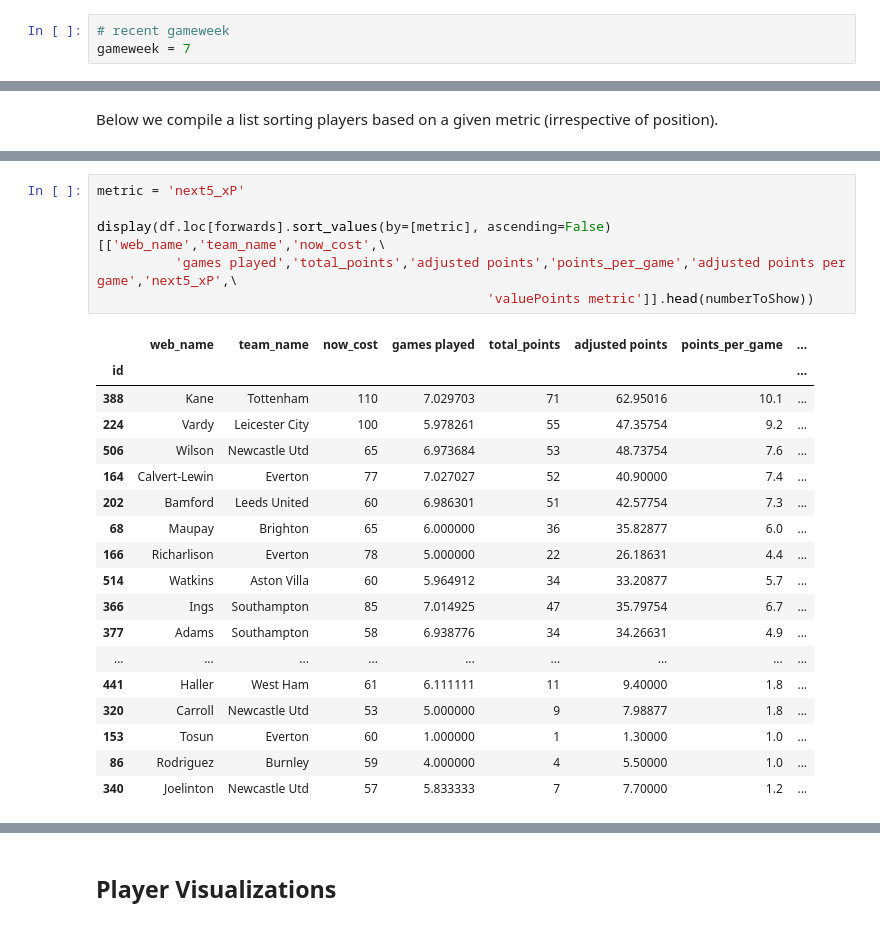
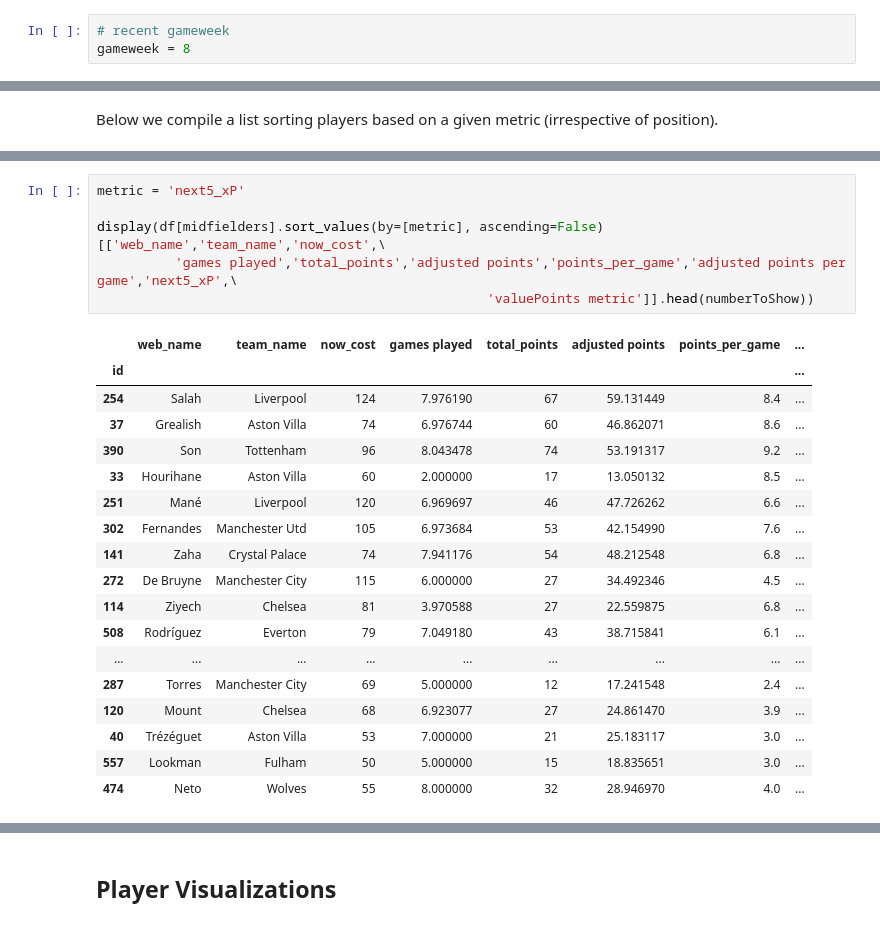
Before and after one commit to jaksticks/Fantasy-Premier-League, a Jupyter notebook: notebooks/playerEvaluation.ipynb, the cells around one changed output, grey strips where cells are left out. Drawn from its saved outputs; the diff is of its cells as text.

```diff
--- a/notebooks/playerEvaluation.ipynb
+++ b/notebooks/playerEvaluation.ipynb
@@ -4,7 +4,7 @@
 Here we compare players based on their adjusted points. Also, we calculate some useful metrics using the adjusted points to further evaluate player performance in FPL.
 # %%
 # recent gameweek
-gameweek = 7
+gameweek = 8
 # %%
 # import basic libraries
 import pandas as pd
@@ -235,28 +235,28 @@ display(df.loc[forwards].sort_values(by=[metric], ascending=False)[['web_name','
 # %%
 metric = 'next5_xP'
 
-display(df.loc[forwards].sort_values(by=[metric], ascending=False)[['web_name','team_name','now_cost',\
+display(df[midfielders].sort_values(by=[metric], ascending=False)[['web_name','team_name','now_cost',\
           'games played','total_points','adjusted points','points_per_game','adjusted points per game','next5_xP',\
                                                   'valuePoints metric']].head(numberToShow))
 # %% [output]
 |  | web_name | team_name | now_cost | games played | total_points | adjusted points | points_per_game | ... |
 | id |  |  |  |  |  |  |  | ... |
-| 388 | Kane | Tottenham | 110 | 7.029703 | 71 | 62.95016 | 10.1 | ... |
-| 224 | Vardy | Leicester City | 100 | 5.978261 | 55 | 47.35754 | 9.2 | ... |
-| 506 | Wilson | Newcastle Utd | 65 | 6.973684 | 53 | 48.73754 | 7.6 | ... |
-| 164 | Calvert-Lewin | Everton | 77 | 7.027027 | 52 | 40.90000 | 7.4 | ... |
-| 202 | Bamford | Leeds United | 60 | 6.986301 | 51 | 42.57754 | 7.3 | ... |
-| 68 | Maupay | Brighton | 65 | 6.000000 | 36 | 35.82877 | 6.0 | ... |
-| 166 | Richarlison | Everton | 78 | 5.000000 | 22 | 26.18631 | 4.4 | ... |
-| 514 | Watkins | Aston Villa | 60 | 5.964912 | 34 | 33.20877 | 5.7 | ... |
-| 366 | Ings | Southampton | 85 | 7.014925 | 47 | 35.79754 | 6.7 | ... |
-| 377 | Adams | Southampton | 58 | 6.938776 | 34 | 34.26631 | 4.9 | ... |
+| 254 | Salah | Liverpool | 124 | 7.976190 | 67 | 59.131449 | 8.4 | ... |
+| 37 | Grealish | Aston Villa | 74 | 6.976744 | 60 | 46.862071 | 8.6 | ... |
+| 390 | Son | Tottenham | 96 | 8.043478 | 74 | 53.191317 | 9.2 | ... |
+| 33 | Hourihane | Aston Villa | 60 | 2.000000 | 17 | 13.050132 | 8.5 | ... |
+| 251 | Mané | Liverpool | 120 | 6.969697 | 46 | 47.726262 | 6.6 | ... |
+| 302 | Fernandes | Manchester Utd | 105 | 6.973684 | 53 | 42.154990 | 7.6 | ... |
+| 141 | Zaha | Crystal Palace | 74 | 7.941176 | 54 | 48.212548 | 6.8 | ... |
+| 272 | De Bruyne | Manchester City | 115 | 6.000000 | 27 | 34.492346 | 4.5 | ... |
+| 114 | Ziyech | Chelsea | 81 | 3.970588 | 27 | 22.559875 | 6.8 | ... |
+| 508 | Rodríguez | Everton | 79 | 7.049180 | 43 | 38.715841 | 6.1 | ... |
 | ... | ... | ... | ... | ... | ... | ... | ... | ... |
-| 441 | Haller | West Ham | 61 | 6.111111 | 11 | 9.40000 | 1.8 | ... |
-| 320 | Carroll | Newcastle Utd | 53 | 5.000000 | 9 | 7.98877 | 1.8 | ... |
-| 153 | Tosun | Everton | 60 | 1.000000 | 1 | 1.30000 | 1.0 | ... |
-| 86 | Rodriguez | Burnley | 59 | 4.000000 | 4 | 5.50000 | 1.0 | ... |
-| 340 | Joelinton | Newcastle Utd | 57 | 5.833333 | 7 | 7.70000 | 1.2 | ... |
+| 287 | Torres | Manchester City | 69 | 5.000000 | 12 | 17.241548 | 2.4 | ... |
+| 120 | Mount | Chelsea | 68 | 6.923077 | 27 | 24.861470 | 3.9 | ... |
+| 40 | Trézéguet | Aston Villa | 53 | 7.000000 | 21 | 25.183117 | 3.0 | ... |
+| 557 | Lookman | Fulham | 50 | 5.000000 | 15 | 18.835651 | 3.0 | ... |
+| 474 | Neto | Wolves | 55 | 8.000000 | 32 | 28.946970 | 4.0 | ... |
 # %%
 metric = 'xG+xA'
 
```
Also changed, not shown: parts of 10 cells of this notebook, 6 other files.
